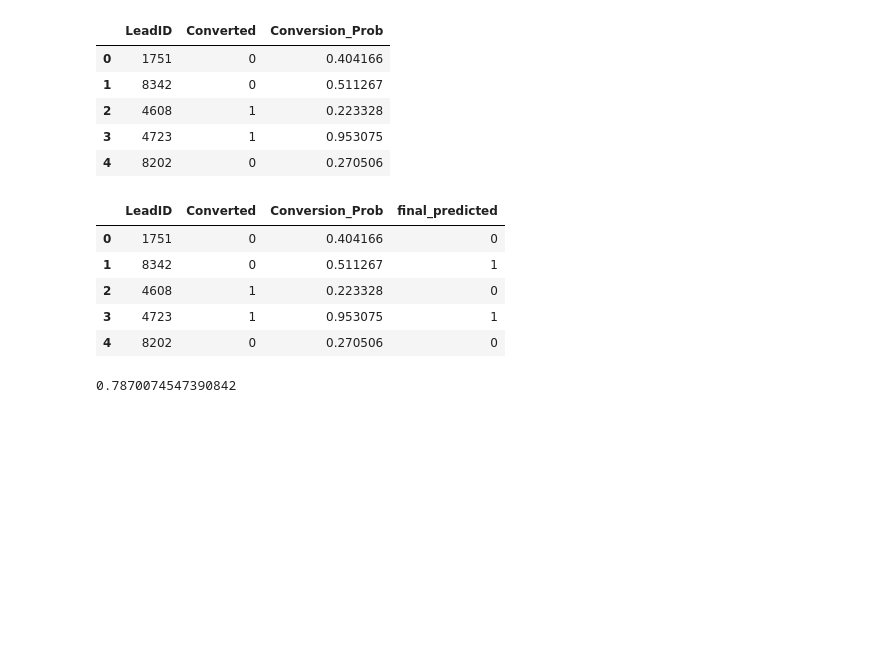
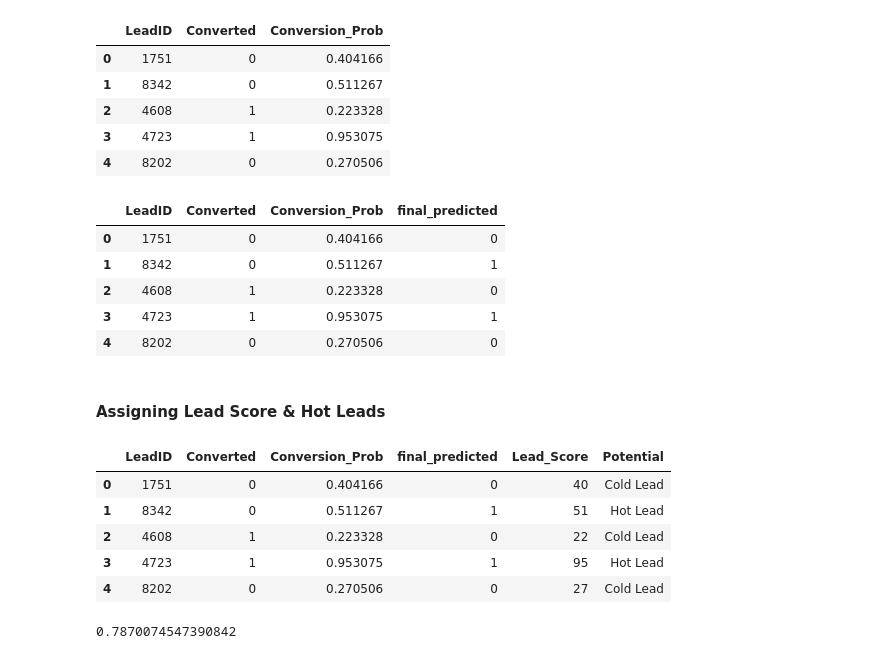
Before and after one commit to SreedeviRamachandran/lead_scoring_case_study, a Jupyter notebook: Lead_Scoring_Case_Study.ipynb, the cells around one changed output. Drawn from its saved outputs; the diff is of its cells as text; code cells hidden in the pictures; blank space fills up the shorter version.

```diff
--- a/Lead_Scoring_Case_Study.ipynb
+++ b/Lead_Scoring_Case_Study.ipynb
@@ -2036,6 +2034,23 @@ y_pred_final.head()
 | 2 | 4608 | 1 | 0.223328 | 0 |
 | 3 | 4723 | 1 | 0.953075 | 1 |
 | 4 | 8202 | 0 | 0.270506 | 0 |
+# %% [markdown]
+#### Assigning Lead Score & Hot Leads
+# %%
+# Adding Lead_Score column to y_pred_final
+y_pred_final['Lead_Score'] = round((y_pred_final['Conversion_Prob'] * 100),0)
+y_pred_final['Lead_Score'] = y_pred_final['Lead_Score'].astype(int)
+# %%
+y_pred_final['Potential'] = y_pred_final.Lead_Score.map(lambda x: "Hot Lead" if x > 50 else "Cold Lead")
+# %%
+y_pred_final.head()
+# %% [output]
+|  | LeadID | Converted | Conversion_Prob | final_predicted | Lead_Score | Potential |
+| 0 | 1751 | 0 | 0.404166 | 0 | 40 | Cold Lead |
+| 1 | 8342 | 0 | 0.511267 | 1 | 51 | Hot Lead |
+| 2 | 4608 | 1 | 0.223328 | 0 | 22 | Cold Lead |
+| 3 | 4723 | 1 | 0.953075 | 1 | 95 | Hot Lead |
+| 4 | 8202 | 0 | 0.270506 | 0 | 27 | Cold Lead |
 # %%
 # Let's check the overall accuracy.
 accuracy_test = metrics.accuracy_score(y_pred_final.Converted, y_pred_final.final_predicted)
```
Also changed, not shown: parts of 14 cells of this notebook.
